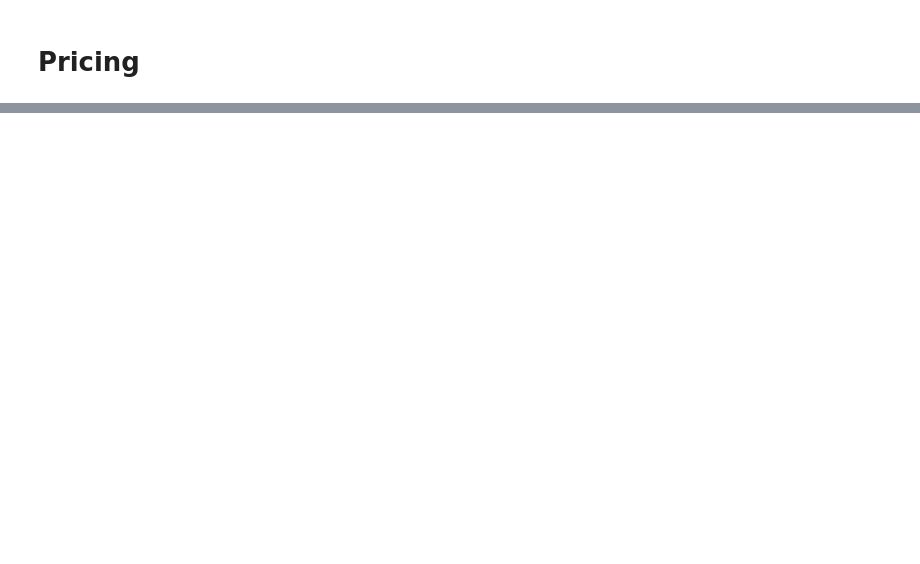
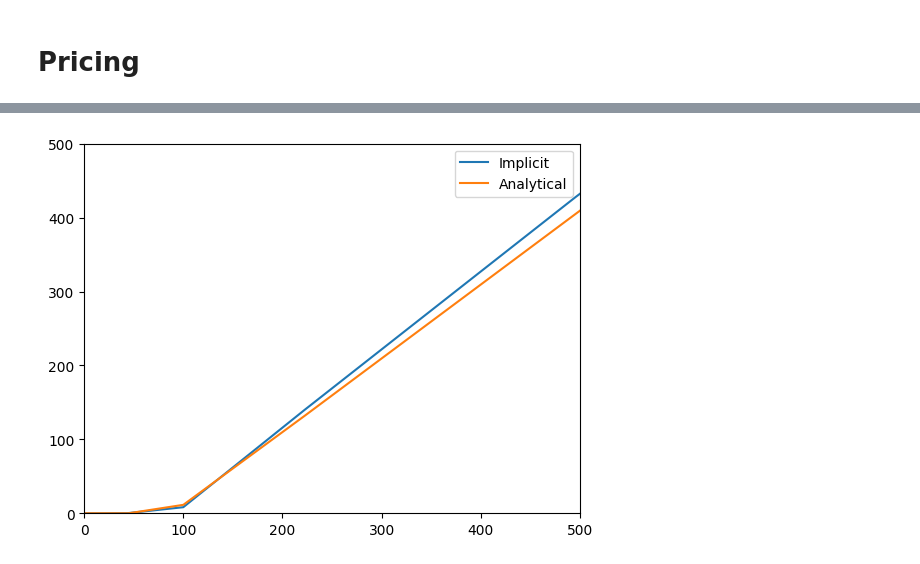
Before and after one commit to QuantCourseBP/QuantCourseBP, a Jupyter notebook: Lectures/05_Finite_method_intro/Finite_difference_method_intro_SOLUTION.ipynb, the cells around one changed output, grey strips where cells are left out. Cells and saved outputs as stored; diff of their text form; code cells hidden in the pictures; blank space fills up the shorter version.

```diff
--- a/Lectures/Finite_method_intro/Finite_difference_method_intro_SOLUTION.ipynb
+++ b/Lectures/05_Finite_method_intro/Finite_difference_method_intro_SOLUTION.ipynb
@@ -558,0 +562,32 @@ $$=\frac{\Delta t}{2}(\sigma^2j^2-rj)V_{j-1,n}+(2-\sigma^2j^2\Delta t -r\Delta t
+# %%
+def create_and_run_CN_BS(n_x, n_t):
+    dx = (x_max-x_min)/(n_x-1)
+    dt = T/(n_t-1)
+
+    cn_grid = np.zeros((n_x, n_t))
+    cn_grid = call_boundary(cn_grid, dx, dt)
+
+    matrix1 = np.diag(np.ones(n_x)) + 0.5*dt*get_a(n_x, dx, R, SIGMA)
+    matrix2 = np.diag(np.ones(n_x)) - 0.5*dt*get_a(n_x, dx, R, SIGMA)
+
+    for n in range(1, n_t)[::-1]:
+        boundary = np.dot(matrix1, cn_grid[:,n-1])
+#         print(boundary)
+#         boundary = np.zeros(n_S)
+        cn_grid[1:-1,n-1] = linalg.solve(matrix2[1:-1,1:-1], cn_grid[1:-1,n]-boundary[1:-1])
+
+    return cn_grid
+# %%
+n_x, n_t = 11, 5
+cn_solution = create_and_run_CN_BS(n_x,n_t)
+Spots = np.exp(np.linspace(x_min, x_max, n_x))*K
+cn_solution, Spots
+
+plt.plot(Spots, cn_solution[:,0], label="Implicit")
+plt.plot(Spots, black_scholes_eur_call(Spots, T), label="Analytical")
+plt.xlim(0, 5*K)
+plt.ylim(0,5*K)
+plt.legend()
+plt.show()
+# %% [output]
+[figure, added]
```
Also changed, not shown: parts of 58 cells of this notebook, 1 other file.
